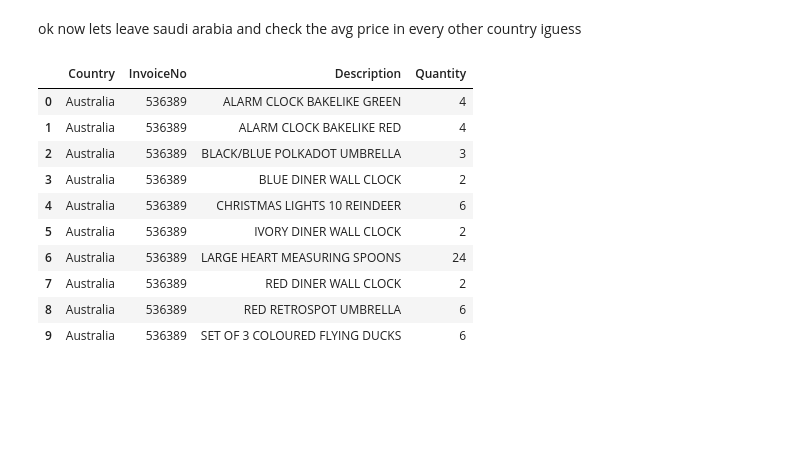
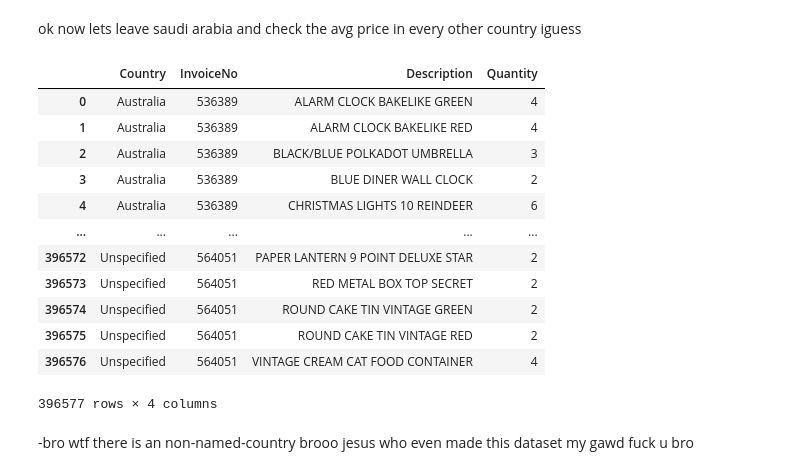
Before and after one commit to mokshithr530/bigdatacheck, a Jupyter notebook: dataset/checkdata2.ipynb, the cells around one changed output. Drawn from its saved outputs; the diff is of its cells as text; code cells hidden in the pictures; blank space fills up the shorter version.

Commit message:
yep the dataset is cooked

```diff
--- a/dataset/checkdata2.ipynb
+++ b/dataset/checkdata2.ipynb
@@ -406,16 +406,20 @@ out of 40.6829 rows we have only one saudi arabia which is kinda weird is it tha
 ok now lets leave saudi arabia and check the avg price in every other country iguess
 # %%
 exc_saudi=dfcl.loc[dfcl["Country"] != "Saudi Arabia"]
-exc_saudi.groupby(["Country","InvoiceNo","Description"])["Quantity"].sum().head(10).reset_index()
+exc_saudi.groupby(["Country","InvoiceNo","Description"])["Quantity"].sum().reset_index()
 # %% [output]
 |  | Country | InvoiceNo | Description | Quantity |
 | 0 | Australia | 536389 | ALARM CLOCK BAKELIKE GREEN | 4 |
 | 1 | Australia | 536389 | ALARM CLOCK BAKELIKE RED | 4 |
 | 2 | Australia | 536389 | BLACK/BLUE POLKADOT UMBRELLA | 3 |
 | 3 | Australia | 536389 | BLUE DINER WALL CLOCK | 2 |
 | 4 | Australia | 536389 | CHRISTMAS LIGHTS 10 REINDEER | 6 |
-| 5 | Australia | 536389 | IVORY DINER WALL CLOCK | 2 |
-| 6 | Australia | 536389 | LARGE HEART MEASURING SPOONS | 24 |
-| 7 | Australia | 536389 | RED DINER WALL CLOCK | 2 |
-| 8 | Australia | 536389 | RED RETROSPOT UMBRELLA | 6 |
-| 9 | Australia | 536389 | SET OF 3 COLOURED FLYING DUCKS | 6 |
+| ... | ... | ... | ... | ... |
+| 396572 | Unspecified | 564051 | PAPER LANTERN 9 POINT DELUXE STAR | 2 |
+| 396573 | Unspecified | 564051 | RED METAL BOX TOP SECRET | 2 |
+| 396574 | Unspecified | 564051 | ROUND CAKE TIN VINTAGE GREEN | 2 |
+| 396575 | Unspecified | 564051 | ROUND CAKE TIN VINTAGE RED | 2 |
+| 396576 | Unspecified | 564051 | VINTAGE CREAM CAT FOOD CONTAINER | 4 |
+396577 rows × 4 columns
+# %% [markdown]
+-bro wtf there is an non-named-country brooo jesus who even made this dataset my gawd fuck u bro
```
